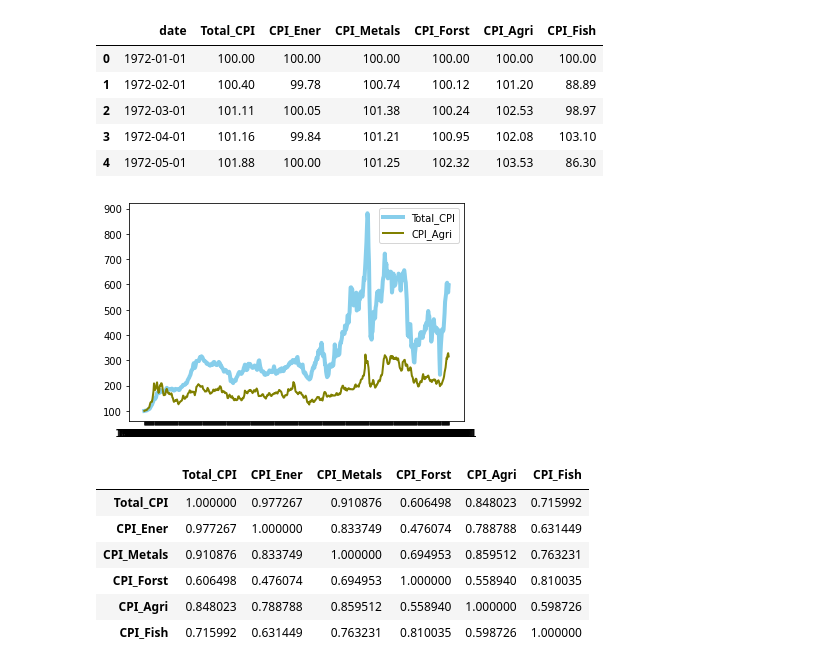
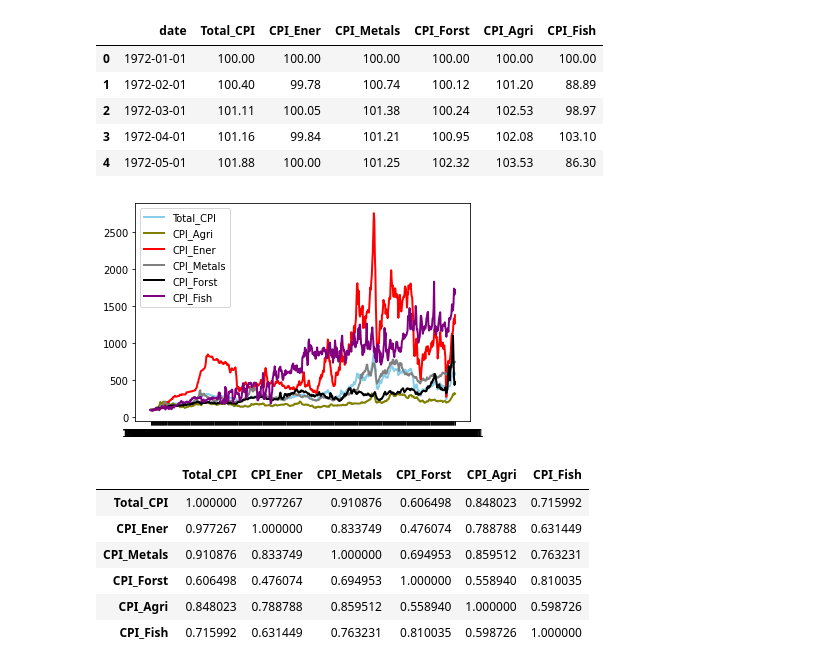
Before and after one commit to DataGalz/CIND820, a Jupyter notebook: CIND820.ipynb, the cells around one changed output. Saved outputs shown, nothing was run; the diff lists cells and outputs as text; code cells hidden in the pictures.

```diff
--- a/CIND820.ipynb
+++ b/CIND820.ipynb
@@ -167,14 +167,18 @@ df.head(5)
 # %%
 plt.plot( 'date', 'Total_CPI', data=df, marker='', markerfacecolor='blue', markersize=12, color='skyblue', linewidth=2)
 plt.plot( 'date', 'CPI_Agri', data=df, marker='', color='olive', linewidth=2)
+plt.plot( 'date', 'CPI_Ener', data=df, marker='', color='red', linewidth=2)
+plt.plot( 'date', 'CPI_Metals', data=df, marker='', color='grey', linewidth=2)
+plt.plot( 'date', 'CPI_Forst', data=df, marker='', color='black', linewidth=2)
+plt.plot( 'date', 'CPI_Fish', data=df, marker='', color='purple', linewidth=2)
 
 # show legend
 plt.legend()
 
 # show graph
 plt.show()
 # %% [output]
-[figure, old version]
+[figure, new version]
 # %%
 
 df.corr()
```
